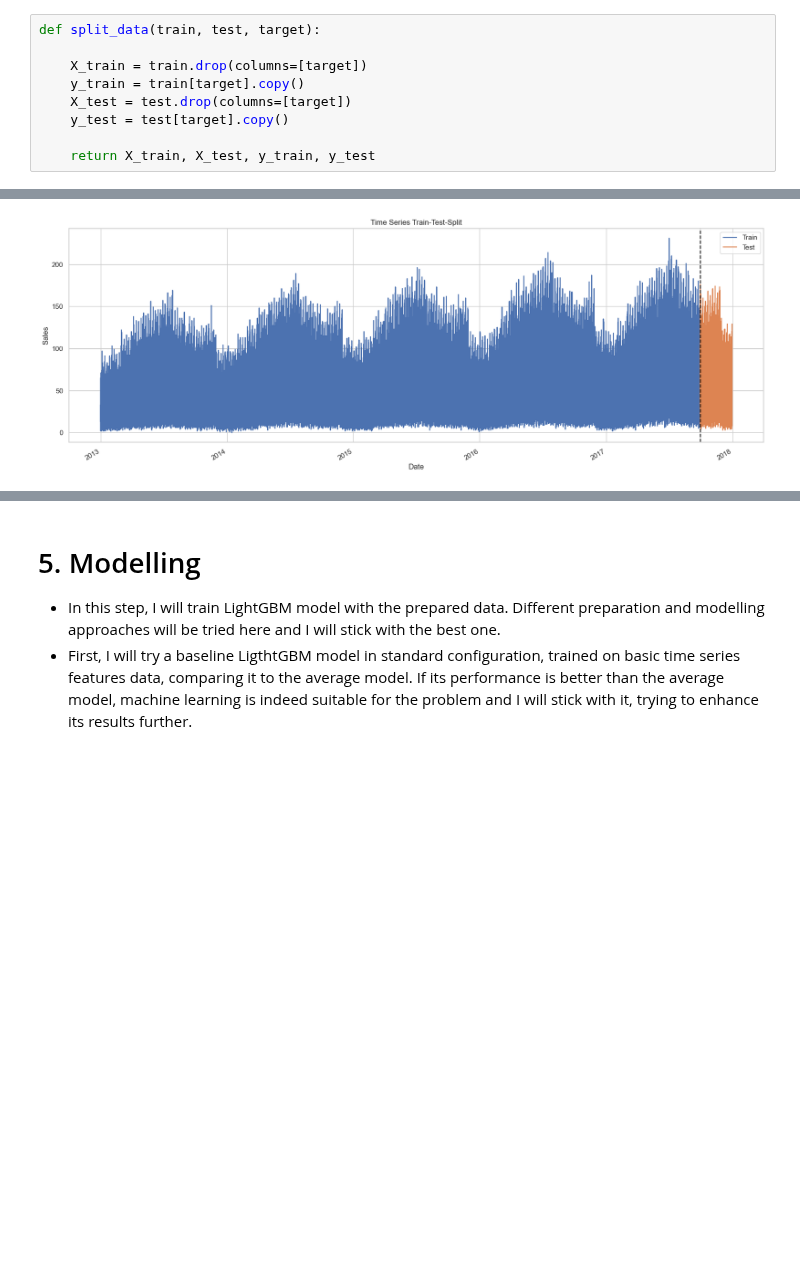
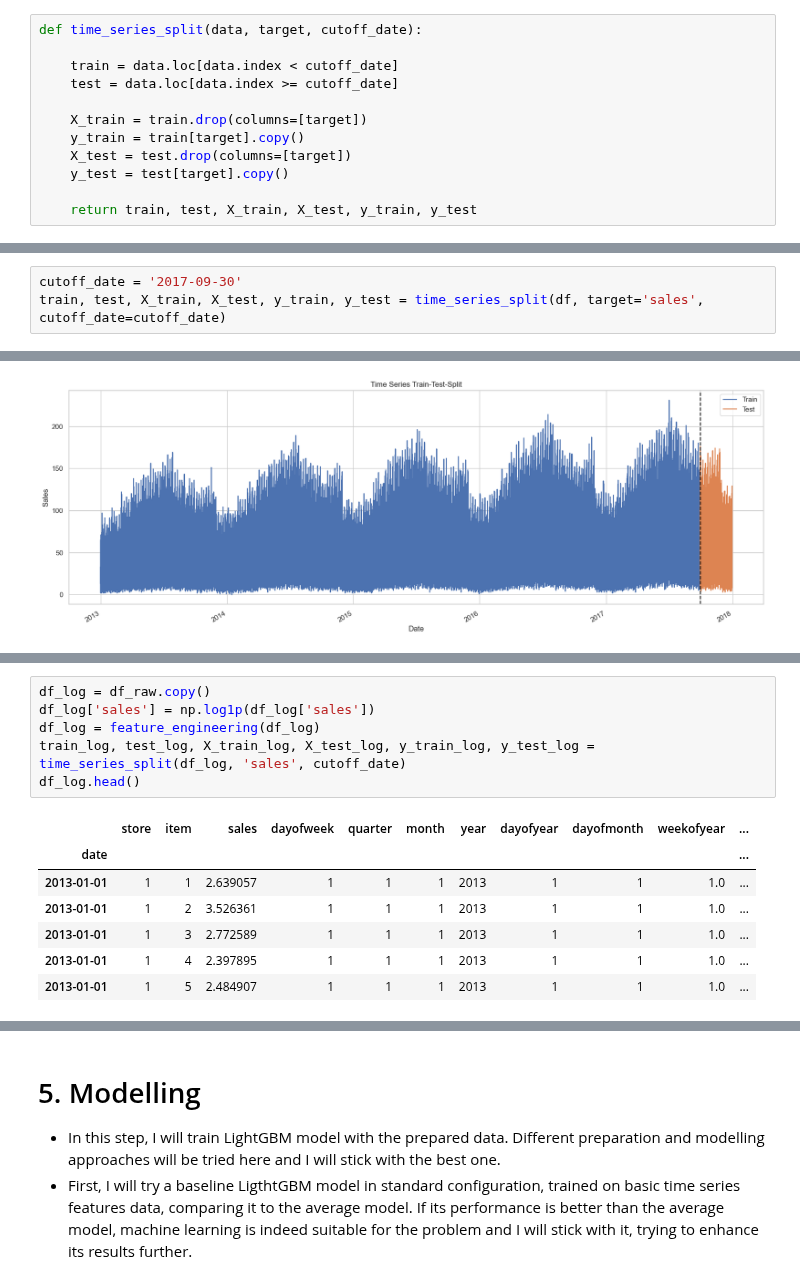
Before and after one commit to allmeidaapedro/Store-Item-Demand-Forecasting, a Jupyter notebook: notebooks/modelling.ipynb, the cells around one changed output, grey strips where cells are left out. Saved outputs shown, nothing was run; the diff lists cells and outputs as text; blank space fills up the shorter version.

```diff
--- a/notebooks/modelling.ipynb
+++ b/notebooks/modelling.ipynb
@@ -82,10 +82,13 @@ Once I will test different data preparation and modelling approaches, I will cre
 # %%
-def split_data(train, test, target):
+def time_series_split(data, target, cutoff_date):
+
+    train = data.loc[data.index < cutoff_date]
+    test = data.loc[data.index >= cutoff_date]
 
     X_train = train.drop(columns=[target])
     y_train = train[target].copy()
     X_test = test.drop(columns=[target])
     y_test = test[target].copy()
 
-    return X_train, X_test, y_train, y_test
+    return train, test, X_train, X_test, y_train, y_test
 # %% [markdown]
@@ -131,3 +131,6 @@ test = df.loc[df.index >= '2017-09-30']
+# %%
+cutoff_date = '2017-09-30'
+train, test, X_train, X_test, y_train, y_test = time_series_split(df, target='sales', cutoff_date=cutoff_date)
 # %%
 print(f'Train shape: {train.shape}. Train data goes from {train.index.min()} to {train.index.max()}.')
 print(f'Test shape: {test.shape}. Train data goes from {test.index.min()} to {test.index.max()}.')
@@ -161,0 +163,14 @@ Test predictor and target sets shapes: (46500, 12), (46500,)
+# %%
+df_log = df_raw.copy()
+df_log['sales'] = np.log1p(df_log['sales'])
+df_log = feature_engineering(df_log)
+train_log, test_log, X_train_log, X_test_log, y_train_log, y_test_log = time_series_split(df_log, 'sales', cutoff_date)
+df_log.head()
+# %% [output]
+|  | store | item | sales | dayofweek | quarter | month | year | dayofyear | dayofmonth | weekofyear | ... |
+| date |  |  |  |  |  |  |  |  |  |  | ... |
+| 2013-01-01 | 1 | 1 | 2.639057 | 1 | 1 | 1 | 2013 | 1 | 1 | 1.0 | ... |
+| 2013-01-01 | 1 | 2 | 3.526361 | 1 | 1 | 1 | 2013 | 1 | 1 | 1.0 | ... |
+| 2013-01-01 | 1 | 3 | 2.772589 | 1 | 1 | 1 | 2013 | 1 | 1 | 1.0 | ... |
+| 2013-01-01 | 1 | 4 | 2.397895 | 1 | 1 | 1 | 2013 | 1 | 1 | 1.0 | ... |
+| 2013-01-01 | 1 | 5 | 2.484907 | 1 | 1 | 1 | 2013 | 1 | 1 | 1.0 | ... |
```
Also changed, not shown: parts of 17 cells of this notebook.
